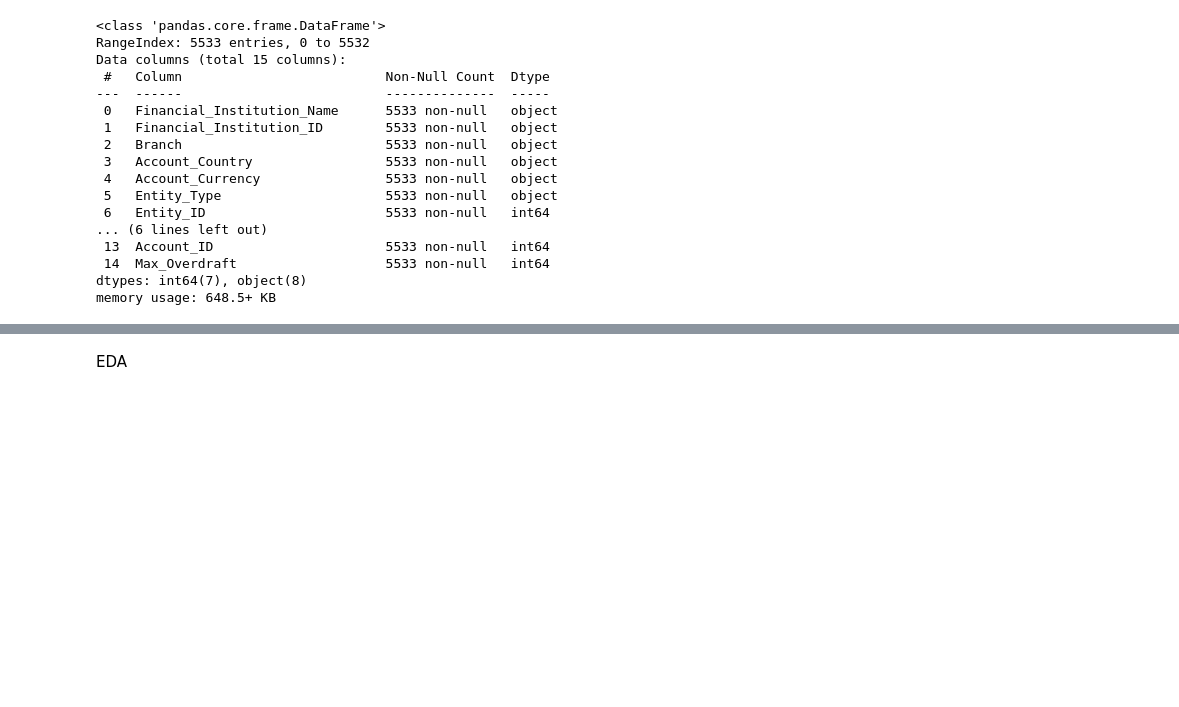
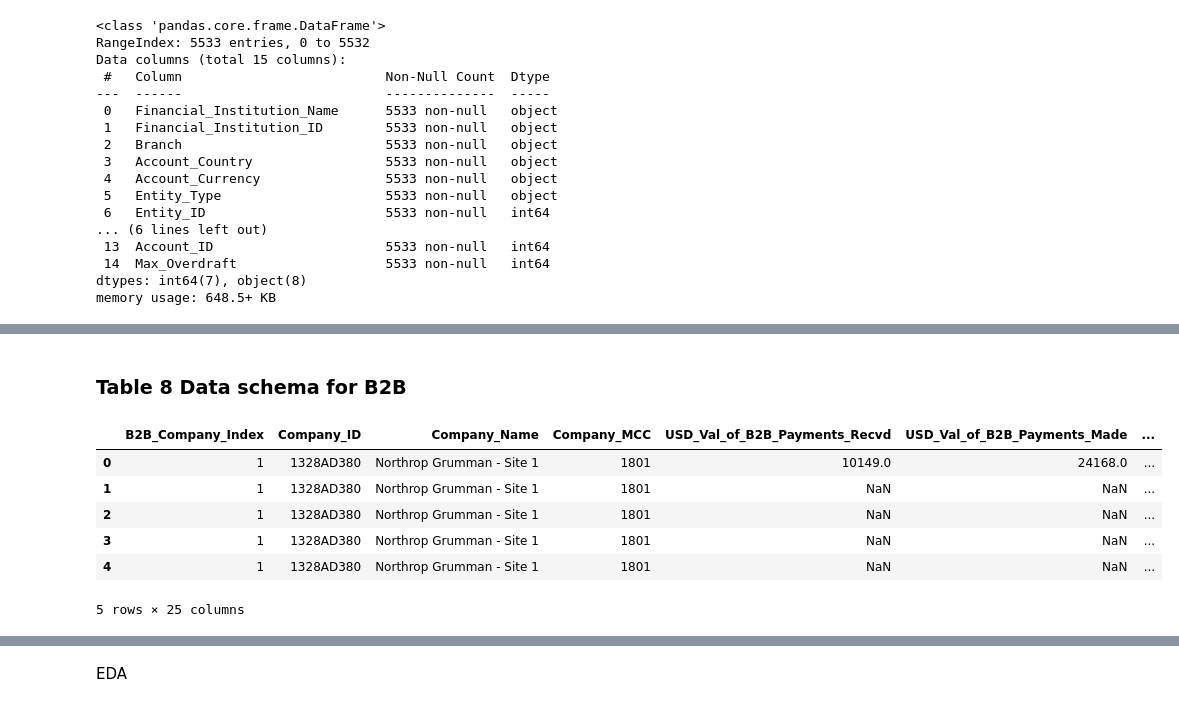
Before and after one commit to thomas-sutter/ai-aml-mvp2value, a Jupyter notebook: 1_exploratory_data_analysis.ipynb, the cells around one changed output, grey strips where cells are left out. Saved outputs shown, nothing was run; the diff lists cells and outputs as text; code cells hidden in the pictures; blank space fills up the shorter version.

```diff
--- a/1_exploratory_data_analysis.ipynb
+++ b/1_exploratory_data_analysis.ipynb
@@ -262,0 +336,16 @@ memory usage: 648.5+ KB
+# %% [markdown]
+### Table 8 Data schema for B2B
+# %%
+# Loading dataset b2b
+b2b_df = pd.read_csv('/content/drive/MyDrive/Portfolio/AML/core_banking_and_money_laundering/data/sd175_Small_b2b.csv')
+
+# Display the first 5 rows of the dataframe
+display(b2b_df.head())
+# %% [output]
+|  | B2B_Company_Index | Company_ID | Company_Name | Company_MCC | USD_Val_of_B2B_Payments_Recvd | USD_Val_of_B2B_Payments_Made | ... |
+| 0 | 1 | 1328AD380 | Northrop Grumman - Site 1 | 1801 | 10149.0 | 24168.0 | ... |
+| 1 | 1 | 1328AD380 | Northrop Grumman - Site 1 | 1801 | NaN | NaN | ... |
+| 2 | 1 | 1328AD380 | Northrop Grumman - Site 1 | 1801 | NaN | NaN | ... |
+| 3 | 1 | 1328AD380 | Northrop Grumman - Site 1 | 1801 | NaN | NaN | ... |
+| 4 | 1 | 1328AD380 | Northrop Grumman - Site 1 | 1801 | NaN | NaN | ... |
+5 rows × 25 columns
```
Also changed, not shown: parts of 10 cells of this notebook.
